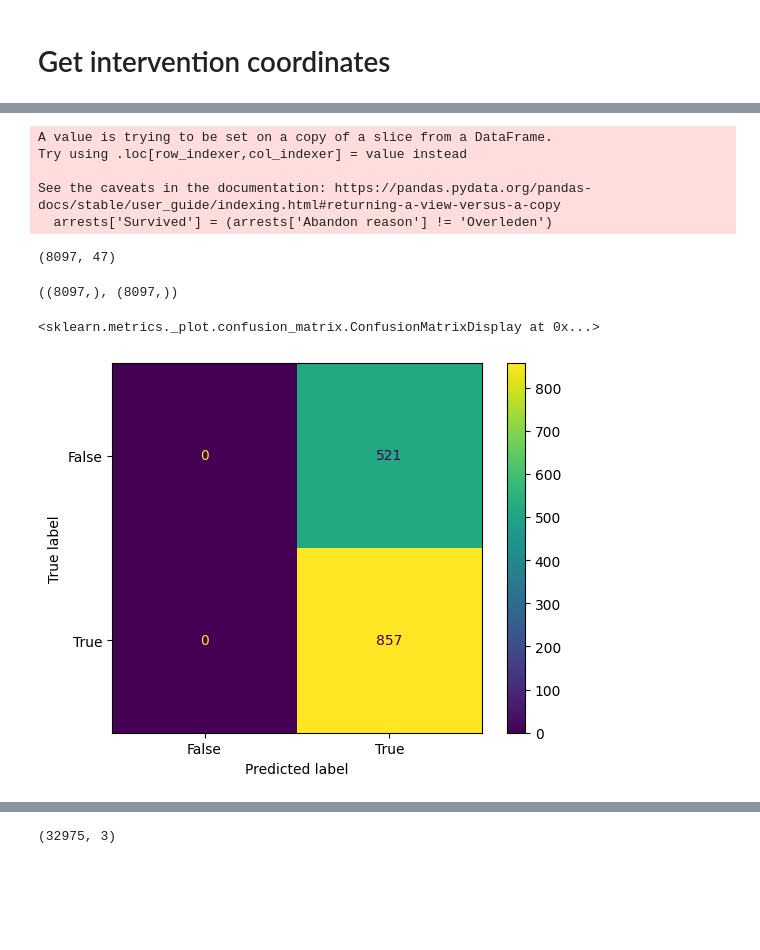
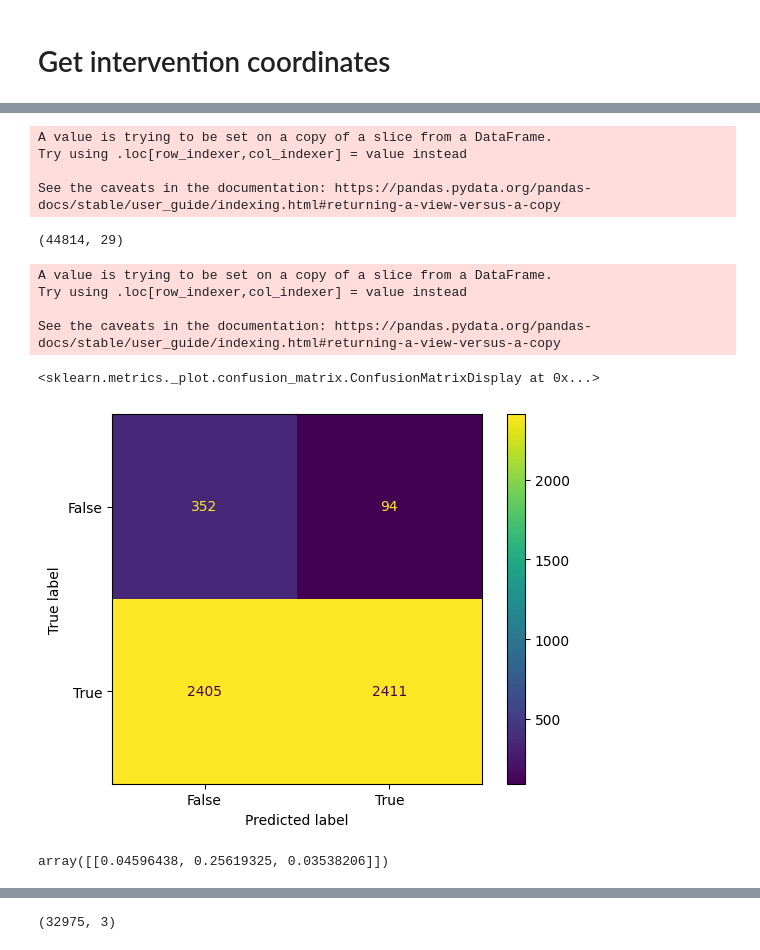
Before and after one commit to flonat/modern_data_analytics_2024, a Jupyter notebook: notebooks/get_distance_to_devices.ipynb, the cells around one changed output, grey strips where cells are left out. Saved outputs shown, nothing was run; the diff lists cells and outputs as text; code cells hidden in the pictures; blank space fills up the shorter version.

Commit message:
Improve ML model

```diff
--- a/notebooks/get_distance_to_devices.ipynb
+++ b/notebooks/get_distance_to_devices.ipynb
@@ -111,0 +125,12 @@ intervention_bxl2 = pq.ParquetFile(os.path.join('../data', 'interventions_bxl2.p
+# %%
+for intervention in [intervention1, intervention2, intervention3, intervention4]:
+    intervention['eventlevel_trip'] = intervention['eventlevel_trip'].str.extract(r'N(\d{1})', expand=False)
+    t3s = pd.to_datetime(intervention['t3'].str.replace('+00:00', '').str.strip(), format='%Y-%m-%d %H:%M:%S.%f')
+    t6s = pd.to_datetime(intervention['t6'].str.replace('+00:00', '').str.strip(), format='%Y-%m-%d %H:%M:%S.%f')
+    intervention['travel_time'] = (t6s - t3s).dt.total_seconds() / 60
+intervention5['eventlevel_trip'] = intervention5['eventtype_trip'].str.extract(r'N0(\d{1})', expand=False)
+intervention5['waiting_time'] = (pd.to_datetime(intervention5['t3'], format='%d%b%y:%H:%M:%S') - pd.to_datetime(intervention5['t0'], format='%d%b%y:%H:%M:%S')).dt.total_seconds() / 60
+intervention5['travel_time'] = (pd.to_datetime(intervention5['t6'], format='%d%b%y:%H:%M:%S') - pd.to_datetime(intervention5['t3'], format='%d%b%y:%H:%M:%S')).dt.total_seconds() / 60
+# %%
+common_columns = list(set(intervention1.columns) & set(intervention4.columns) & set(intervention5.columns))
+common_columns
@@ -112,59 +155,63 @@ intervention_bxl2 = pq.ParquetFile(os.path.join('../data', 'interventions_bxl2.p
 # %%
-interventions = pd.concat([intervention1, intervention2, intervention3], ignore_index=True)
-arrests = interventions.loc[interventions['EventType Trip'] == 'P003 - Cardiac arrest']
+interventions = pd.concat([intervention1[common_columns], intervention2[common_columns], intervention3[common_columns], intervention4[common_columns], intervention5[common_columns]], ignore_index=True)
+interventions = interventions.loc[~(interventions['waiting_time'] < 0)]
+arrests = interventions.loc[interventions['eventtype_trip'].str.contains("Cardiac arrest|Chest pain|HARTSTILSTAND|PIJN OP DE BORST|CARDIAAL PROBLEEM", na=False)]
 # %%
-arrests['Survived'] = (arrests['Abandon reason'] != 'Overleden')
+arrests['survived'] = ~arrests['abandon_reason'].isin(['Overleden', 'Dood Ter Plaatse'])
 arrests.shape
 # %% [output]
 A value is trying to be set on a copy of a slice from a DataFrame.
 Try using .loc[row_indexer,col_indexer] = value instead
 
 See the caveats in the documentation: https://pandas.pydata.org/pandas-docs/stable/user_guide/indexing.html#returning-a-view-versus-a-copy
-  arrests['Survived'] = (arrests['Abandon reason'] != 'Overleden')
-(8097, 47)
+(44814, 29)
-# %%
-X = arrests['Intervention time (T1Confirmed)']
-y = arrests['Survived']
-
-X.shape, y.shape
-# %% [output]
-((8097,), (8097,))
 # %%
-from sklearn.linear_model import LogisticRegression
-from sklearn.ensemble import HistGradientBoostingClassifier
-from sklearn.model_selection import train_test_split
-from sklearn.metrics import accuracy_score, confusion_matrix, ConfusionMatrixDisplay
-from sklearn.impute import SimpleImputer
-from sklearn.ensemble import HistGradientBoostingClassifier
+max_waiting_time = 1000
+arrests_filtered = arrests.loc[arrests['waiting_time'] < max_waiting_time, ['waiting_time', 'eventlevel_trip', 'travel_time', 'survived']].dropna()
 
-# Select the relevant columns for the logistic regression model
-X = arrests.loc[arrests['Intervention time (T1Confirmed)'] < 1400, ['Intervention time (T1Confirmed)']]
-y = arrests.loc[arrests['Intervention time (T1Confirmed)'] < 1400, 'Survived']
+X = arrests_filtered[['waiting_time',
+'eventlevel_trip',
+'travel_time',
+]
+]
+
+# X = pd.get_dummies(X, columns=['eventlevel_trip'])
+X['eventlevel_trip'] = X['eventlevel_trip'].astype(float)
+
+y = arrests_filtered['survived']
 
 # Split the data into training and testing sets
 imputer = SimpleImputer()
 
 # Preprocess the data by imputing missing values
 X_train, X_test, y_train, y_test = train_test_split(X, y, test_size=0.2, random_state=42)
 X_train = imputer.fit_transform(X_train)
 X_test = imputer.transform(X_test)
 
 # Define the class weights
-class_weights = {0: 1, 1: 1}
+class_weights = {0: 15, 1: 1}
 
 # Create the classifier with class weights
 model = LogisticRegression(class_weight=class_weights)
 
 # Fit the classifier to your data
 model.fit(X_train, y_train)
 
 # Predict the target variable for the test set
 y_pred = model.predict(X_test)
 
 disp = ConfusionMatrixDisplay(confusion_matrix=confusion_matrix(y_test, y_pred, labels=model.classes_), display_labels=model.classes_)
 disp.plot()
 # %% [output]
-<sklearn.metrics._plot.confusion_matrix.ConfusionMatrixDisplay at 0x...>
+A value is trying to be set on a copy of a slice from a DataFrame.
+Try using .loc[row_indexer,col_indexer] = value instead
+
+See the caveats in the documentation: https://pandas.pydata.org/pandas-docs/stable/user_guide/indexing.html#returning-a-view-versus-a-copy
+<sklearn.metrics._plot.confusion_matrix.ConfusionMatrixDisplay at 0x...>
-[figure, old version]
+[figure, new version]
+# %%
+model.coef_
+# %% [output]
+array([[0.04596438, 0.25619325, 0.03538206]])
 # %%
 # Group the data by Intervention time (T1Confirmed) and calculate the percentage of Survived
```
Also changed, not shown: parts of 10 cells of this notebook.
